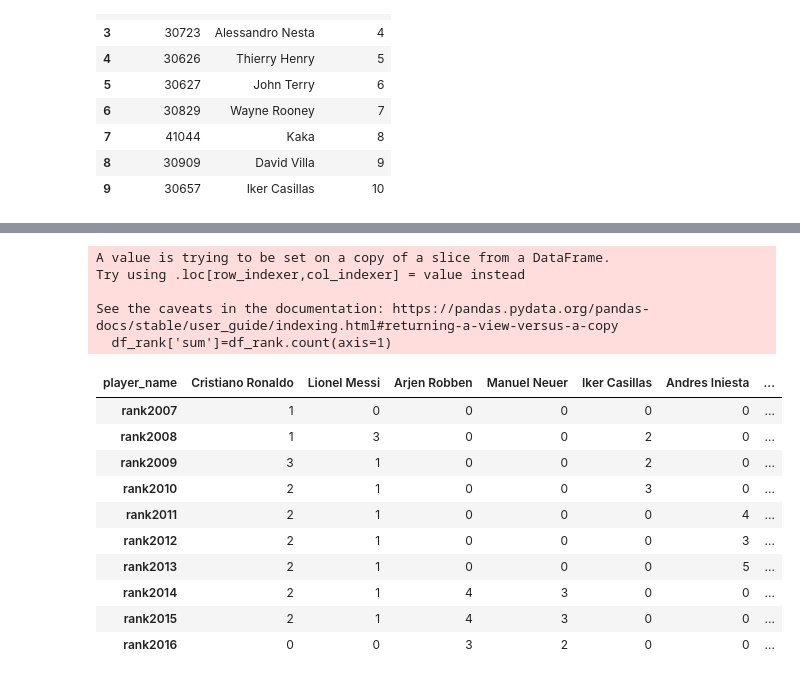
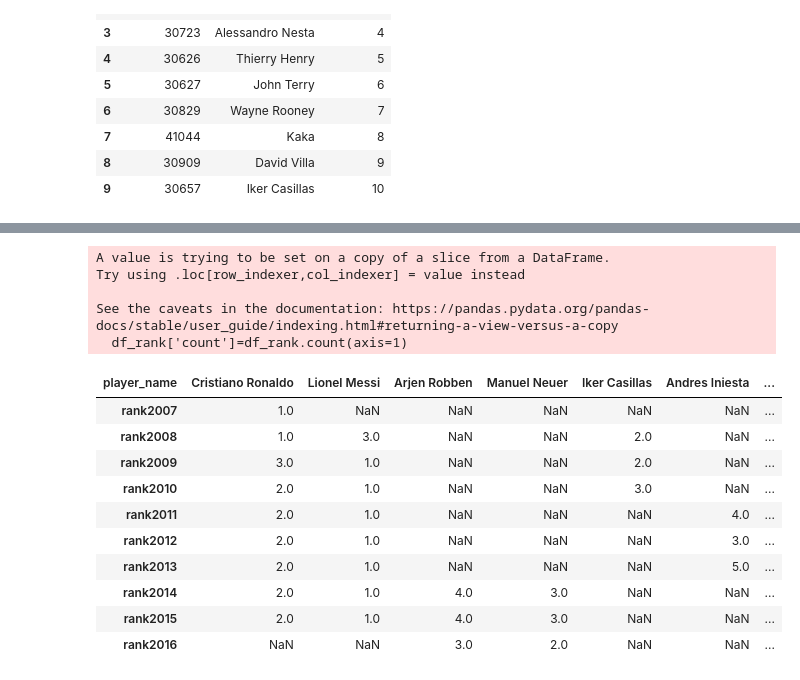
Before and after one commit to Trungtd0304/MiniProjectPython, a Jupyter notebook: miniproject.ipynb, the cells around one changed output, grey strips where cells are left out. Drawn from its saved outputs; the diff is of its cells as text; code cells hidden in the pictures.

```diff
--- a/miniproject.ipynb
+++ b/miniproject.ipynb
@@ -165,6 +172,6 @@ Player.head()
 ### Trả về kết quả top 10 giá trị cao nhất
 # %%
 # tạo bảng dữ liệu cần để tính top 10 cầu thủ có điểm cao nhất
-df_player_attributes = pd.merge(Player[['player_api_id','player_name']], Player_Attributes[['player_api_id','date','overall_rating','potential']], on='player_api_id')
+df_player_attributes = pd.merge(Player[['player_api_id','player_name','height','weight']], Player_Attributes[['player_api_id','date','overall_rating','potential']], on='player_api_id')
 df_player_attributes.head()
 # %% [output]
@@ -324,24 +335,25 @@ df_rank
 # %%
 df_rank['count']=df_rank.count(axis=1)
 df_rank=df_rank.sort_values('count', ascending=False).head(10)
-df_rank=df_rank.replace(np.nan,0).astype(int)
+# df_rank=df_rank.replace(np.nan,10).astype(int)
+df_rank2=df_rank.copy()
 df_rank=df_rank.drop(['count'],axis=1)
 df_rank=df_rank.T
 df_rank
 # %% [output]
 A value is trying to be set on a copy of a slice from a DataFrame.
 Try using .loc[row_indexer,col_indexer] = value instead
 
 See the caveats in the documentation: https://pandas.pydata.org/pandas-docs/stable/user_guide/indexing.html#returning-a-view-versus-a-copy
-  df_rank['sum']=df_rank.count(axis=1)
+  df_rank['count']=df_rank.count(axis=1)
 | player_name | Cristiano Ronaldo | Lionel Messi | Arjen Robben | Manuel Neuer | Iker Casillas | Andres Iniesta | ... |
-| rank2007 | 1 | 0 | 0 | 0 | 0 | 0 | ... |
-| rank2008 | 1 | 3 | 0 | 0 | 2 | 0 | ... |
-| rank2009 | 3 | 1 | 0 | 0 | 2 | 0 | ... |
-| rank2010 | 2 | 1 | 0 | 0 | 3 | 0 | ... |
-| rank2011 | 2 | 1 | 0 | 0 | 0 | 4 | ... |
-| rank2012 | 2 | 1 | 0 | 0 | 0 | 3 | ... |
-| rank2013 | 2 | 1 | 0 | 0 | 0 | 5 | ... |
-| rank2014 | 2 | 1 | 4 | 3 | 0 | 0 | ... |
-| rank2015 | 2 | 1 | 4 | 3 | 0 | 0 | ... |
-| rank2016 | 0 | 0 | 3 | 2 | 0 | 0 | ... |
+| rank2007 | 1.0 | NaN | NaN | NaN | NaN | NaN | ... |
+| rank2008 | 1.0 | 3.0 | NaN | NaN | 2.0 | NaN | ... |
+| rank2009 | 3.0 | 1.0 | NaN | NaN | 2.0 | NaN | ... |
+| rank2010 | 2.0 | 1.0 | NaN | NaN | 3.0 | NaN | ... |
+| rank2011 | 2.0 | 1.0 | NaN | NaN | NaN | 4.0 | ... |
+| rank2012 | 2.0 | 1.0 | NaN | NaN | NaN | 3.0 | ... |
+| rank2013 | 2.0 | 1.0 | NaN | NaN | NaN | 5.0 | ... |
+| rank2014 | 2.0 | 1.0 | 4.0 | 3.0 | NaN | NaN | ... |
+| rank2015 | 2.0 | 1.0 | 4.0 | 3.0 | NaN | NaN | ... |
+| rank2016 | NaN | NaN | 3.0 | 2.0 | NaN | NaN | ... |
```
Also changed, not shown: parts of 9 cells of this notebook, 1 other file.
